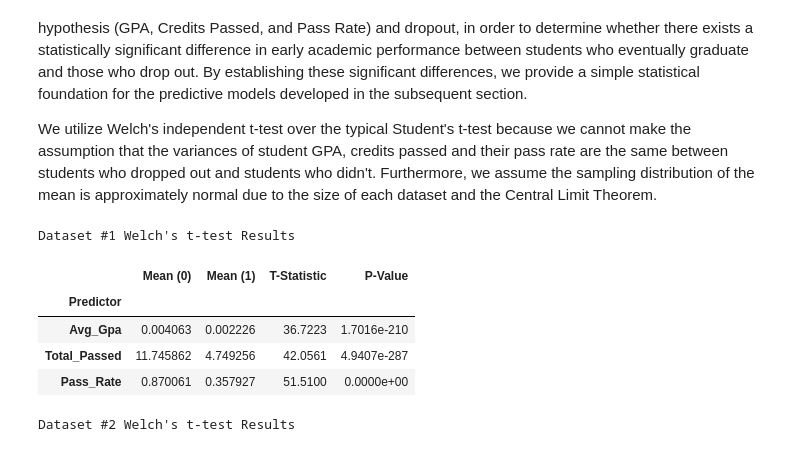
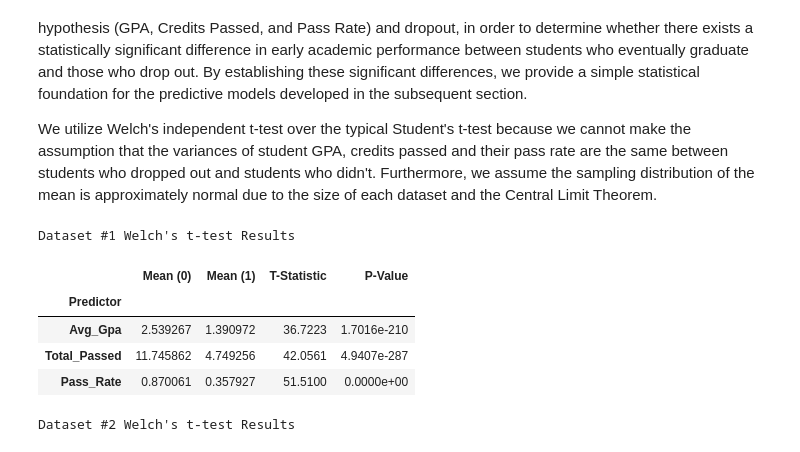
Before and after one commit to COGS108/Group127_WI26, a Jupyter notebook: 03-FinalProject.ipynb, the cells around one changed output. Drawn from its saved outputs; the diff is of its cells as text; code cells hidden in the pictures.

Commit message:
minor naming update for dataframes

```diff
--- a/03-FinalProject.ipynb
+++ b/03-FinalProject.ipynb
@@ -419,16 +418,16 @@ max_span = 10.0
 min_span = 0.0
 max_usa = 4.0
 
-data2_eda['GPA'] = (data2_eda['GPA'] / max_span) * max_usa
+data2['GPA'] = (data2['GPA'] / max_span) * max_usa
 # %%
 ## Totaling up enrolled and passed credits for both semesters, including a ratio between the two
 
-data2_eda['Total_Enrolled'] = data2_eda['Sem1_Enrolled'] + data2_eda['Sem2_Enrolled']
-data2_eda['Total_Passed'] = data2_eda['Sem1_Passed'] + data2_eda['Sem2_Passed']
-data2_eda['Pass_Rate'] = data2_eda['Total_Passed']/data2_eda['Total_Enrolled']
+data2['Total_Enrolled'] = data2['Sem1_Enrolled'] + data2['Sem2_Enrolled']
+data2['Total_Passed'] = data2['Sem1_Passed'] + data2['Sem2_Passed']
+data2['Pass_Rate'] = data2['Total_Passed']/data2['Total_Enrolled']
 
-print(data2_eda[['Total_Enrolled','Total_Passed', 'Pass_Rate']].head(100))
-data2_eda
+print(data2[['Total_Enrolled','Total_Passed', 'Pass_Rate']].head(100))
+data2
 # %% [output]
     Total_Enrolled  Total_Passed  Pass_Rate
 0             64.5          34.5   0.534884
@@ -508,12 +507,12 @@ So while there is a solid correlation between these metrics of early academic pe
 #### Risk Stratification/Categorization Plots
 # %%
 ## Create binary variable for target
-data2_eda['Dropout_Binary'] = (data2_eda['target'] == 'Dropout').astype(int)
+data2['Dropout_Binary'] = (data2['target'] == 'Dropout').astype(int)
 
 # GPA Quartiles
-data2_eda['GPA_Quartile'] = pd.qcut(data2_eda['GPA'], 4)
+data2['GPA_Quartile'] = pd.qcut(data2['GPA'], 4)
 
-gpa_dropout = data2_eda.groupby('GPA_Quartile', observed=False)['Dropout_Binary'].mean()
+gpa_dropout = data2.groupby('GPA_Quartile', observed=False)['Dropout_Binary'].mean()
 
 gpa_dropout.plot(kind='bar')
 plt.ylabel("Dropout Rate")
@@ -525,14 +524,14 @@ plt.show()
 bins = [0, 0.5, 0.75, 0.9, 1.0]
 labels = ["0-50%", "50-75%", "75-90%", "90-100%"]
 
-data2_eda['PassRate_Group'] = pd.cut(
-    data2_eda['Pass_Rate'],
+data2['PassRate_Group'] = pd.cut(
+    data2['Pass_Rate'],
     bins=bins,
     labels=labels,
     include_lowest=True
 )
 
-passrate_dropout = data2_eda.groupby('PassRate_Group', observed=False)['Dropout_Binary'].mean()
+passrate_dropout = data2.groupby('PassRate_Group', observed=False)['Dropout_Binary'].mean()
 
 passrate_dropout.plot(kind='bar')
 plt.ylabel("Dropout Rate")
@@ -540,13 +539,13 @@ plt.xlabel("Pass Rate Bins")
 plt.title("Dropout Rate by Pass Rate Group (Dataset 2)")
 plt.show()
 
-data2_eda['TotalPassed_Quartile'] = pd.qcut(
-    data2_eda['Total_Passed'],
+data2['TotalPassed_Quartile'] = pd.qcut(
+    data2['Total_Passed'],
     4,
     duplicates='drop'
 )
 
-totalpassed_dropout = data2_eda.groupby('TotalPassed_Quartile', observed=False)['Dropout_Binary'].mean()
+totalpassed_dropout = data2.groupby('TotalPassed_Quartile', observed=False)['Dropout_Binary'].mean()
 
 totalpassed_dropout.plot(kind='bar')
 plt.ylabel("Dropout Rate")
@@ -566,11 +565,11 @@ This could also be the fact that courses in the first year are lower in difficul
 # %%
 ## Scatter plot for GPA and Pass Rate
 colors = ['#e41a1c', '#377eb8', '#4daf4a']  # Red, Blue, Green
-outcomes = data2_eda['target'].unique()
+outcomes = data2['target'].unique()
 fig, axes = plt.subplots(1, 3, figsize=(15, 5), sharex=True, sharey=True)
 
 for i, outcome in enumerate(outcomes):
-    subset = data2_eda[data2_eda['target'] == outcome]
+    subset = data2[data2['target'] == outcome]
 
     axes[i].scatter(
         subset['GPA'],
@@ -587,9 +586,9 @@ for i, outcome in enumerate(outcomes):
     axes[i].set_ylabel("Pass Rate")
     axes[i].grid(True, linestyle='--', alpha=0.3)
 
-plt.suptitle("GPA vs Pass Rate by Outcome", fontsize=16)
+plt.suptitle("GPA vs Pass Rate by Outcome (Dataset 2)", fontsize=16)
 plt.tight_layout(rect=[0, 0.03, 1, 0.95])
-plt.savefig('scatter_subplots_final.png')
+plt.savefig('scatter_subplots_final_2.png')
 # %% [output]
 [figure]
 # %% [markdown]
@@ -675,14 +674,14 @@ def perform_t_tests(df, col_names, target_col_name):
     }).background_gradient(subset=['P-Value'], cmap='Reds_r')
 # %%
 predictors = ['Avg_Gpa', 'Total_Passed', 'Pass_Rate']
-results_table = perform_t_tests(data1_eda, predictors, 'Dropout_Binary')
+results_table = perform_t_tests(data1, predictors, 'Dropout_Binary')
 print("Dataset #1 Welch's t-test Results")
 display(results_table)
 # %% [output]
 Dataset #1 Welch's t-test Results
 |  | Mean (0) | Mean (1) | T-Statistic | P-Value |
 | Predictor |  |  |  |  |
-| Avg_Gpa | 0.004063 | 0.002226 | 36.7223 | 1.7016e-210 |
+| Avg_Gpa | 2.539267 | 1.390972 | 36.7223 | 1.7016e-210 |
 | Total_Passed | 11.745862 | 4.749256 | 42.0561 | 4.9407e-287 |
 | Pass_Rate | 0.870061 | 0.357927 | 51.5100 | 0.0000e+00 |
 # %%
```
Also changed, not shown: parts of 15 cells of this notebook, 1 other file.
